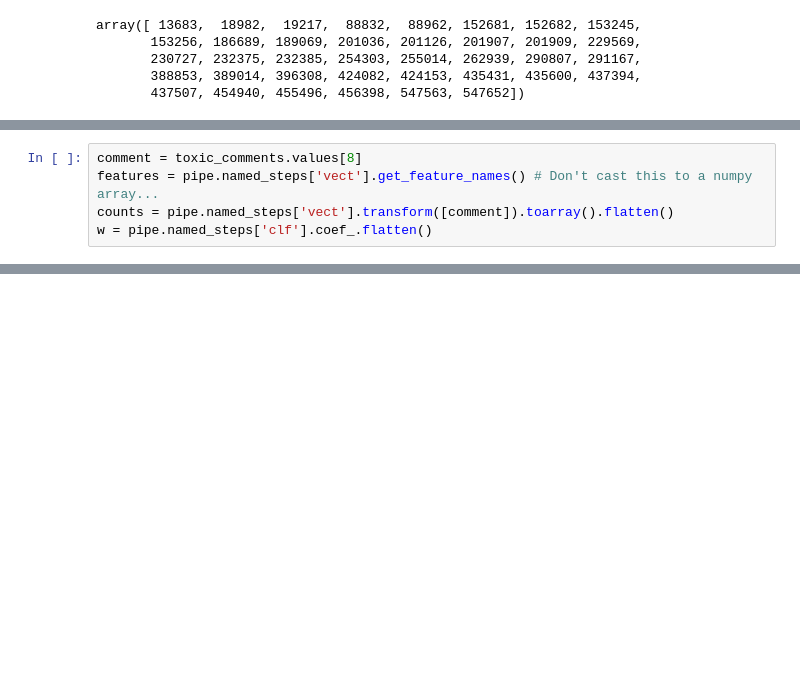
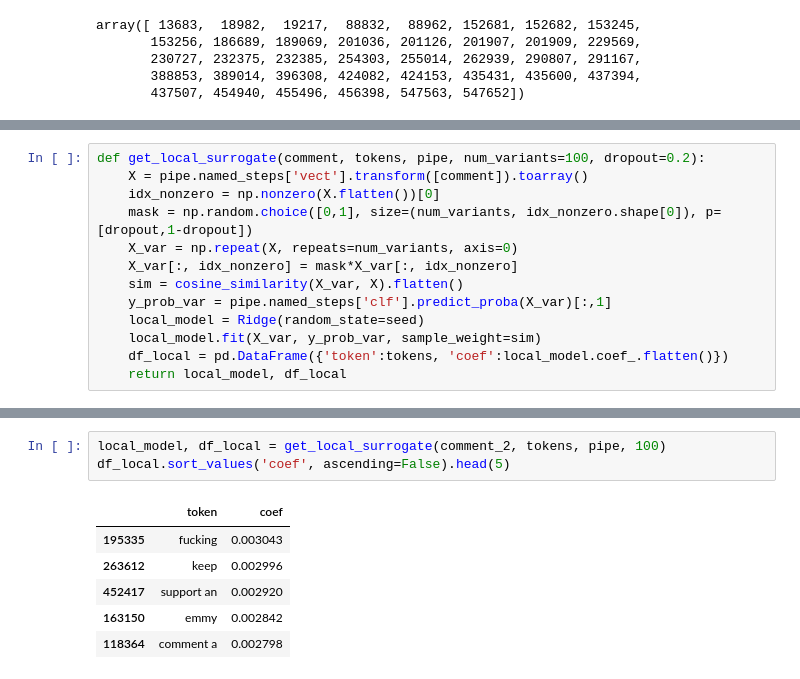
Before and after one commit to jkingphd/nlp_example, a Jupyter notebook: notebooks/3A-jkk-interpretation.ipynb, the cells around one changed output, grey strips where cells are left out. Cells and saved outputs as stored; diff of their text form; blank space fills up the shorter version.

```diff
--- a/notebooks/3A-jkk-interpretation.ipynb
+++ b/notebooks/3A-jkk-interpretation.ipynb
@@ -552,5 +402,0 @@ So...it seems like dropping out one token at a time isn't going to cut it. Even
-# %%
-comment = toxic_comments.values[8]
-features = pipe.named_steps['vect'].get_feature_names() # Don't cast this to a numpy array...
-counts = pipe.named_steps['vect'].transform([comment]).toarray().flatten()
-w = pipe.named_steps['clf'].coef_.flatten()
@@ -628,0 +405,13 @@ HTML(toxic_examples[7])
+# %%
+def get_local_surrogate(comment, tokens, pipe, num_variants=100, dropout=0.2):
+    X = pipe.named_steps['vect'].transform([comment]).toarray()
+    idx_nonzero = np.nonzero(X.flatten())[0]
+    mask = np.random.choice([0,1], size=(num_variants, idx_nonzero.shape[0]), p=[dropout,1-dropout])
+    X_var = np.repeat(X, repeats=num_variants, axis=0)
+    X_var[:, idx_nonzero] = mask*X_var[:, idx_nonzero]
+    sim = cosine_similarity(X_var, X).flatten()
+    y_prob_var = pipe.named_steps['clf'].predict_proba(X_var)[:,1]
+    local_model = Ridge(random_state=seed)
+    local_model.fit(X_var, y_prob_var, sample_weight=sim)
+    df_local = pd.DataFrame({'token':tokens, 'coef':local_model.coef_.flatten()})
+    return local_model, df_local
@@ -628,0 +425,10 @@ HTML(toxic_examples[7])
+# %%
+local_model, df_local = get_local_surrogate(comment_2, tokens, pipe, 100)
+df_local.sort_values('coef', ascending=False).head(5)
+# %% [output]
+|  | token | coef |
+| 195335 | fucking | 0.003043 |
+| 263612 | keep | 0.002996 |
+| 452417 | support an | 0.002920 |
+| 163150 | emmy | 0.002842 |
+| 118364 | comment a | 0.002798 |
```
Also changed, not shown: parts of 54 cells of this notebook.
